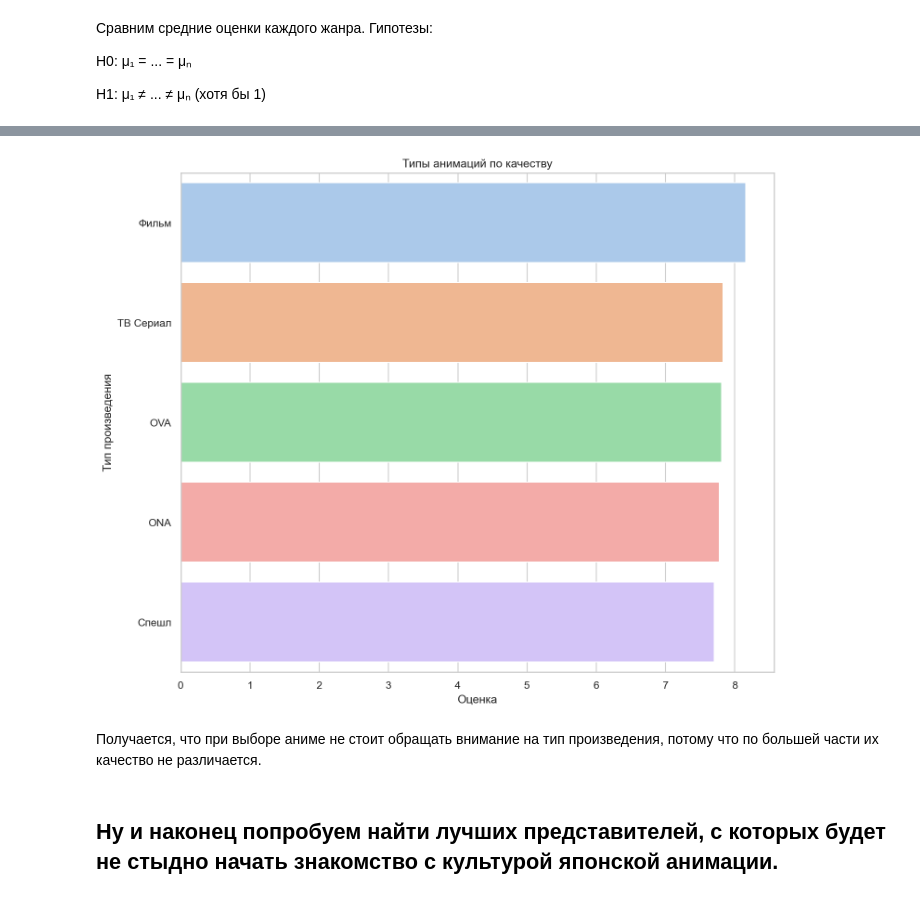
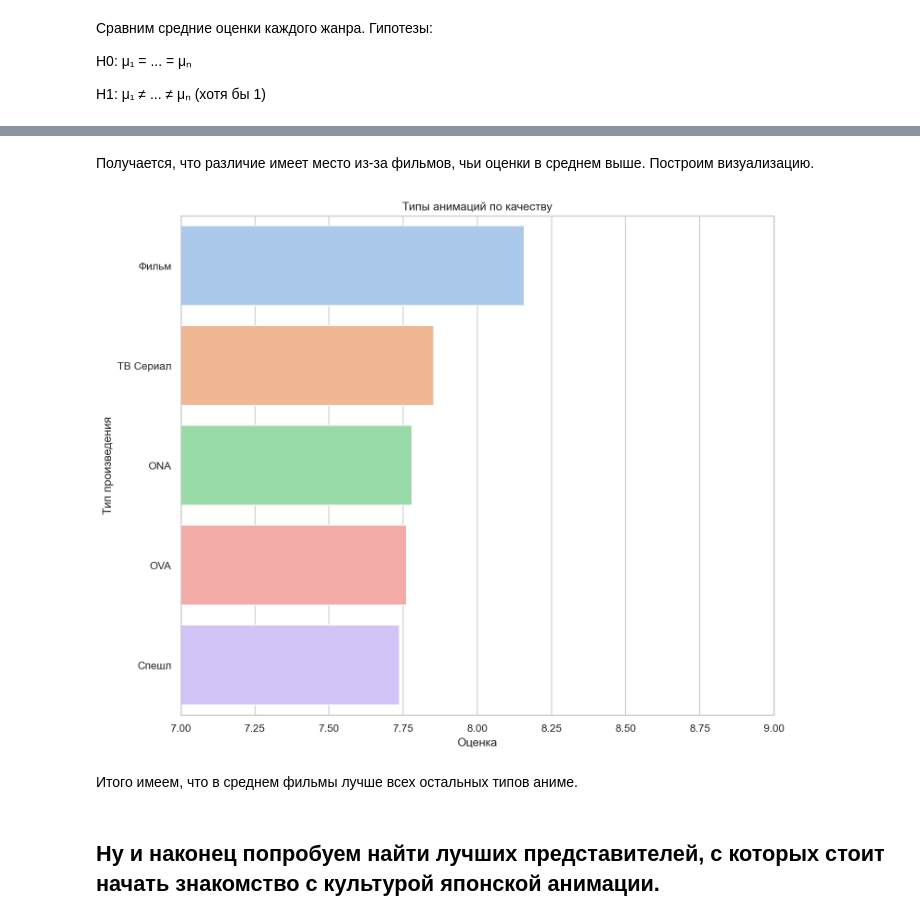
Before and after one commit to korobans/anime_rating, a Jupyter notebook: anime_rating.ipynb, the cells around one changed output, grey strips where cells are left out. Saved outputs shown, nothing was run; the diff lists cells and outputs as text; code cells hidden in the pictures.

```diff
--- a/anime_rating.ipynb
+++ b/anime_rating.ipynb
@@ -61,9 +66,13 @@ def parse_site(n: int) -> pd.DataFrame:
 
         try:
             item['rating'] = float(soup.find('span', {'class': 'rating-value'}).text.replace(',', '.'))
-            item['rating_voters'] = int(soup.find('div', {'class': 'rating-count'}).text)
+            c = int(soup.find('div', {'class': 'rating-count'}).text)
+            if c >= 30:
+                item['rating_voters'] = c
+            else:
+                continue
         except Exception:
-            pass
+            continue
 
         try: item['season'] = [a.text for a in soup.find_all('a', href=True) if 'season' in a['href']][0]
         except Exception: item['season'] = None
@@ -121,6 +130,6 @@ df.head(5)
 # %% [markdown]
 Теперь по ней определим несмещенную оценку дисперсии.
 # %%
-s = df.rating.var(ddof=1)
-s
+s = df.rating.std(ddof=1)
+s ** 2
 # %% [output]
@@ -128,7 +137,7 @@ s
 # %% [markdown]
 Подставим это значение в формулу выше и получим необходимую для дальнейшего анализа численность выборки.
 # %%
-n = (2.58 ** 2 * s) / 0.1 ** 2 # будем строить 99%-ДИ с отклонением 0.1
+n = (1.96 ** 2 * s ** 2) / 0.05 ** 2 # будем строить 95%-ДИ с отклонением 0.05
 n = int(np.ceil(n))
 n
 # %% [output]
@@ -512,19 +503,21 @@ sm.stats.anova_lm(model, typ=2)
+# %% [markdown]
+Получается, что различие имеет место из-за фильмов, чьи оценки в среднем выше. Построим визуализацию.
 # %%
 type_df = df[['type', 'rating']]
-gr_type = count_df
-gr_type = gr_type[['rating', 'type']].groupby('type').agg('mean').sort_values('rating', ascending=False)
+type_df = type_df[['rating', 'type']].groupby('type').agg('mean').sort_values('rating', ascending=False)
 
 plt.figure(figsize=(10, 8), dpi=150)
 sns.set(style="whitegrid")
 
-sns.barplot(y=gr_type.index, x=gr_type.rating, palette='pastel')
+sns.barplot(y=type_df.index, x=type_df.rating, palette='pastel')
 plt.tight_layout()
+plt.xlim([7, 9])
 plt.ylabel('Тип произведения')
 plt.xlabel('Оценка')
 plt.title('Типы анимаций по качеству');
 # %% [output]
-[figure, old version]
+[figure, new version]
 # %% [markdown]
-Получается, что при выборе аниме не стоит обращать внимание на тип произведения, потому что по большей части их качество не различается.
+Итого имеем, что в среднем фильмы лучше всех остальных типов аниме.
 # %% [markdown]
-## Ну и наконец попробуем найти лучших представителей, с которых будет не стыдно начать знакомство с культурой японской анимации.
+## Ну и наконец попробуем найти лучших представителей, с которых стоит начать знакомство с культурой японской анимации.
```
Also changed, not shown: parts of 45 cells of this notebook.
